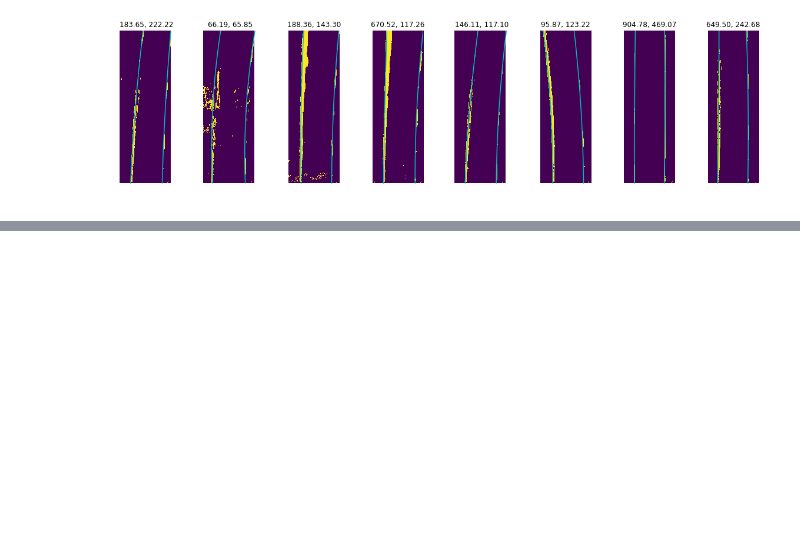
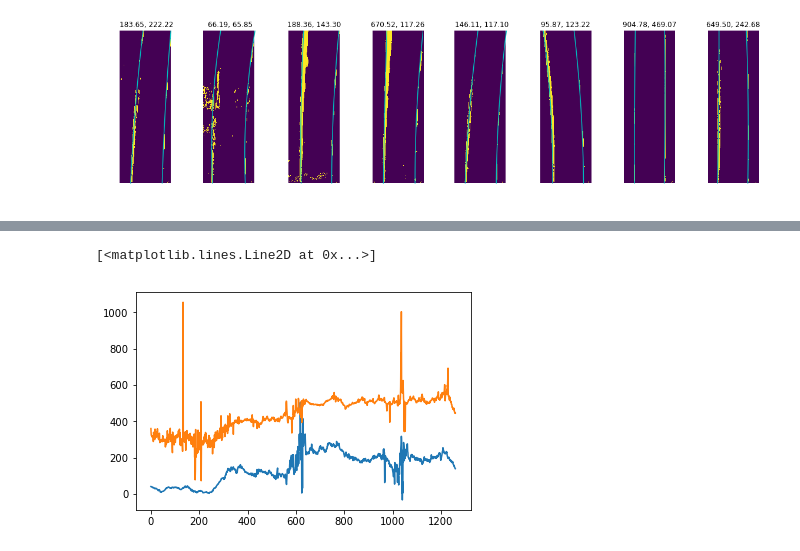
Before and after one commit to semeniuta/CarND-Advanced-Lane-Lines, a Jupyter notebook: 8_curvature_and_pos.ipynb, the cells around one changed output, grey strips where cells are left out. Cells and saved outputs as stored; diff of their text form; code cells hidden in the pictures; blank space fills up the shorter version.

```diff
--- a/8_curvature_and_pos.ipynb
+++ b/8_curvature_and_pos.ipynb
@@ -90,0 +121,6 @@ for i, im in enumerate(test_images_undist):
+# %%
+plt.plot(all_p_coefs_left[:, 2])
+plt.plot(all_p_coefs_right[:, 2])
+# %% [output]
+[<matplotlib.lines.Line2D at 0x...>]
+[figure, added]
```
Also changed, not shown: parts of 11 cells of this notebook.
